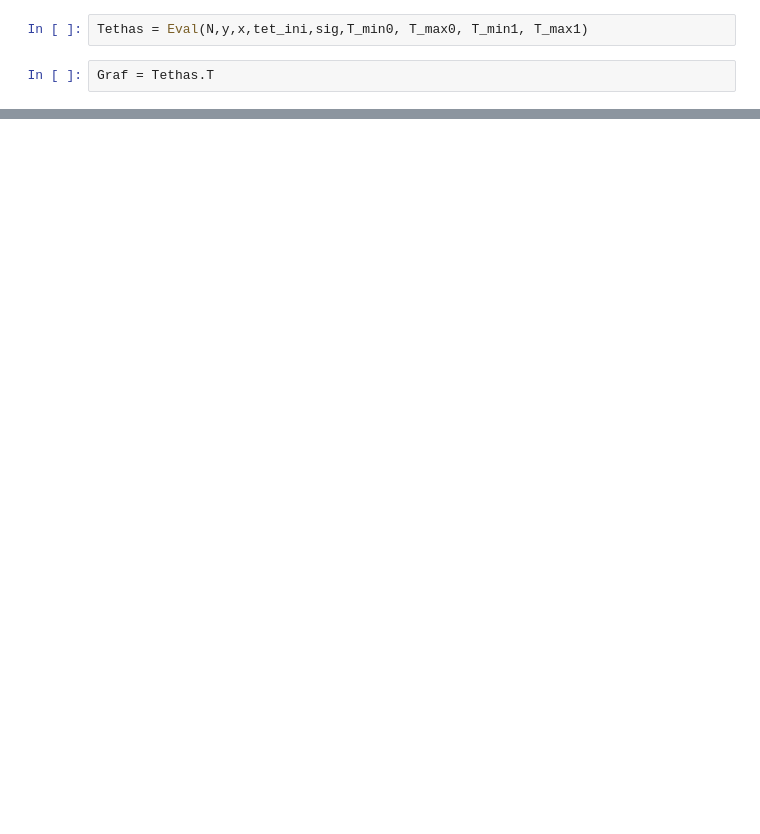
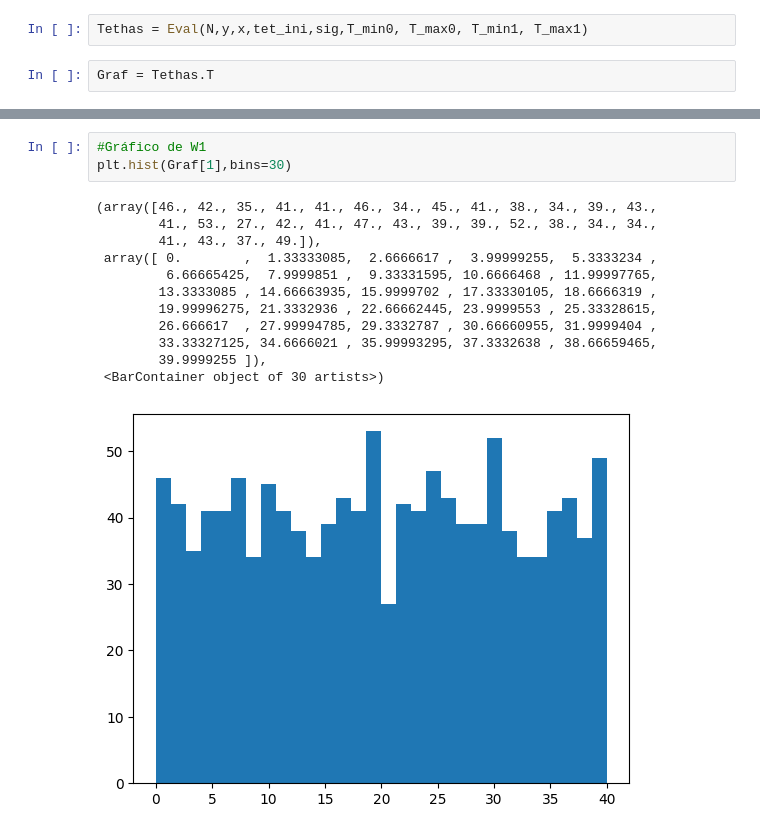
Before and after one commit to DCI-alxogm/ml2023-David-Nicolas364, a Jupyter notebook: Sep30/Ejercicio_30.ipynb, the cells around one changed output, grey strips where cells are left out. Drawn from its saved outputs; the diff is of its cells as text; blank space fills up the shorter version.

```diff
--- a/Sep30/Ejercicio_30.ipynb
+++ b/Sep30/Ejercicio_30.ipynb
@@ -76,0 +98,16 @@ plt.scatter(Graf[0],Graf[1])
+# %%
+#Gráfico de W1
+plt.hist(Graf[1],bins=30)
+# %% [output]
+(array([46., 42., 35., 41., 41., 46., 34., 45., 41., 38., 34., 39., 43.,
+        41., 53., 27., 42., 41., 47., 43., 39., 39., 52., 38., 34., 34.,
+        41., 43., 37., 49.]),
+ array([ 0.        ,  1.33333085,  2.6666617 ,  3.99999255,  5.3333234 ,
+         6.66665425,  7.9999851 ,  9.33331595, 10.6666468 , 11.99997765,
+        13.3333085 , 14.66663935, 15.9999702 , 17.33330105, 18.6666319 ,
+        19.99996275, 21.3332936 , 22.66662445, 23.9999553 , 25.33328615,
+        26.666617  , 27.99994785, 29.3332787 , 30.66660955, 31.9999404 ,
+        33.33327125, 34.6666021 , 35.99993295, 37.3332638 , 38.66659465,
+        39.9999255 ]),
+ <BarContainer object of 30 artists>)
+[figure, added]
```
Also changed, not shown: parts of 11 cells of this notebook.
